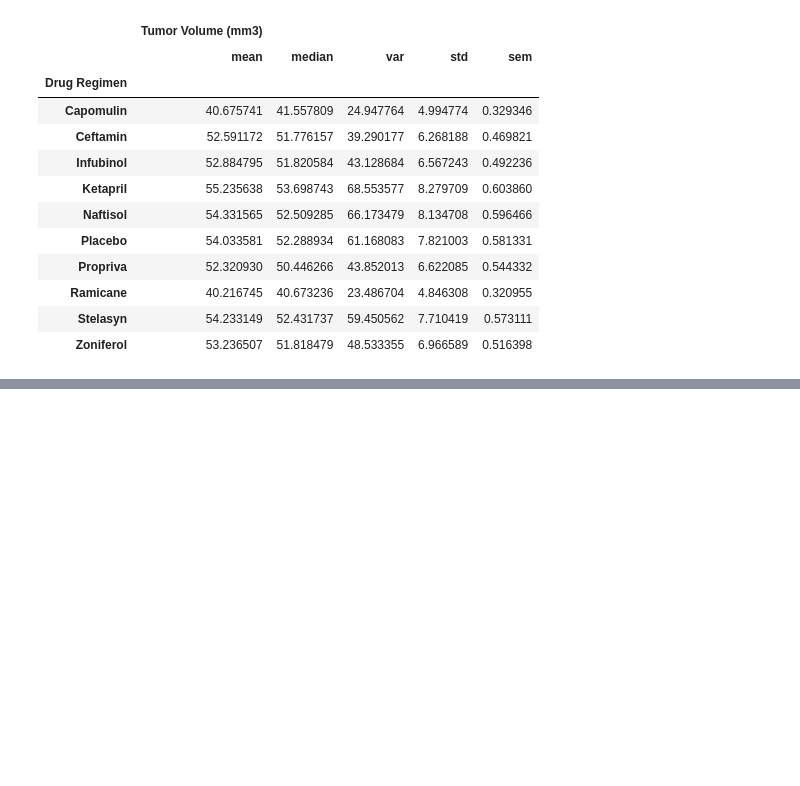
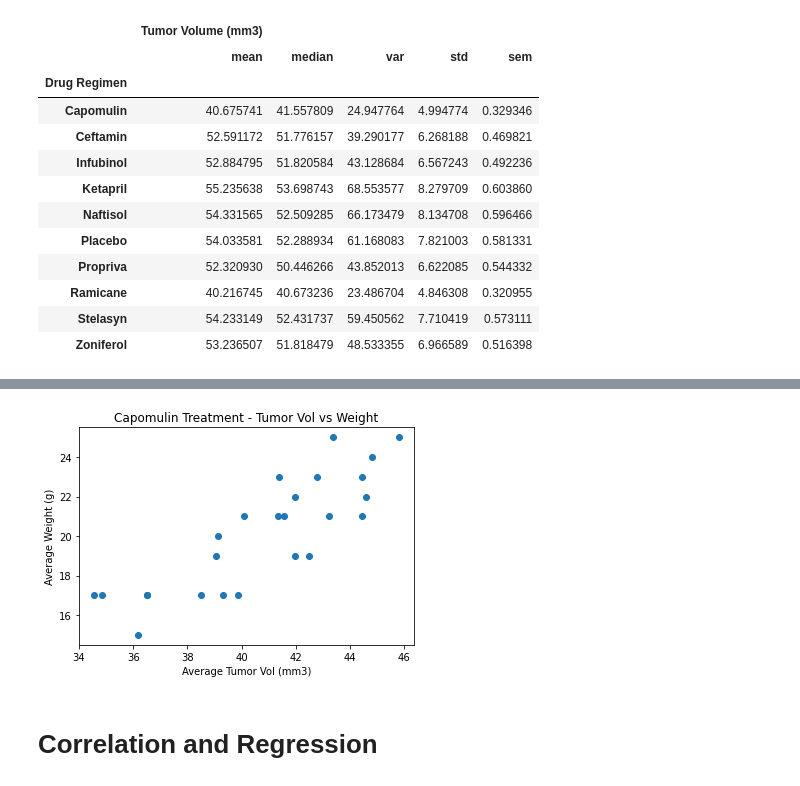
Before and after one commit to HendersonAlec2212/matplotlib-challenge, a Jupyter notebook: pymaceuticals.ipynb, the cells around one changed output, grey strips where cells are left out. Saved outputs shown, nothing was run; the diff lists cells and outputs as text; code cells hidden in the pictures; blank space fills up the shorter version.

```diff
--- a/pymaceuticals.ipynb
+++ b/pymaceuticals.ipynb
@@ -354,0 +430,17 @@ gender_values.plot(kind='pie', autopct = '%1.1f%%')
+# %%
+# obtain values
+
+# take the average of the table and set variables equal to what you need
+capomulin_averages = capomulin_data.groupby('Mouse ID').mean()
+average_tVol = capomulin_averages['Tumor Volume (mm3)']
+average_weight = capomulin_averages['Weight (g)']
+# %%
+plt.scatter(average_tVol, average_weight)
+plt.xlabel('Average Tumor Vol (mm3)')
+plt.ylabel('Average Weight (g)')
+plt.title('Capomulin Treatment - Tumor Vol vs Weight')
+plt.show()
+# %% [output]
+[figure, added]
+# %% [markdown]
+# Correlation and Regression
```
Also changed, not shown: parts of 41 cells of this notebook.
